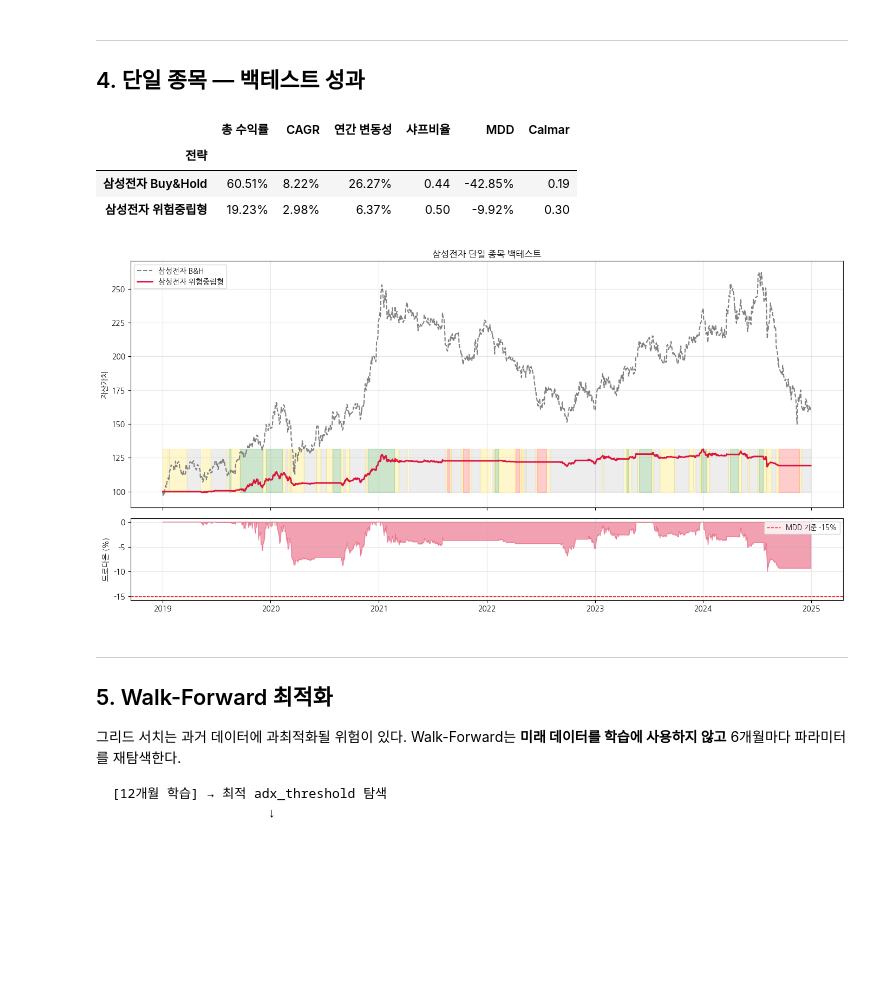
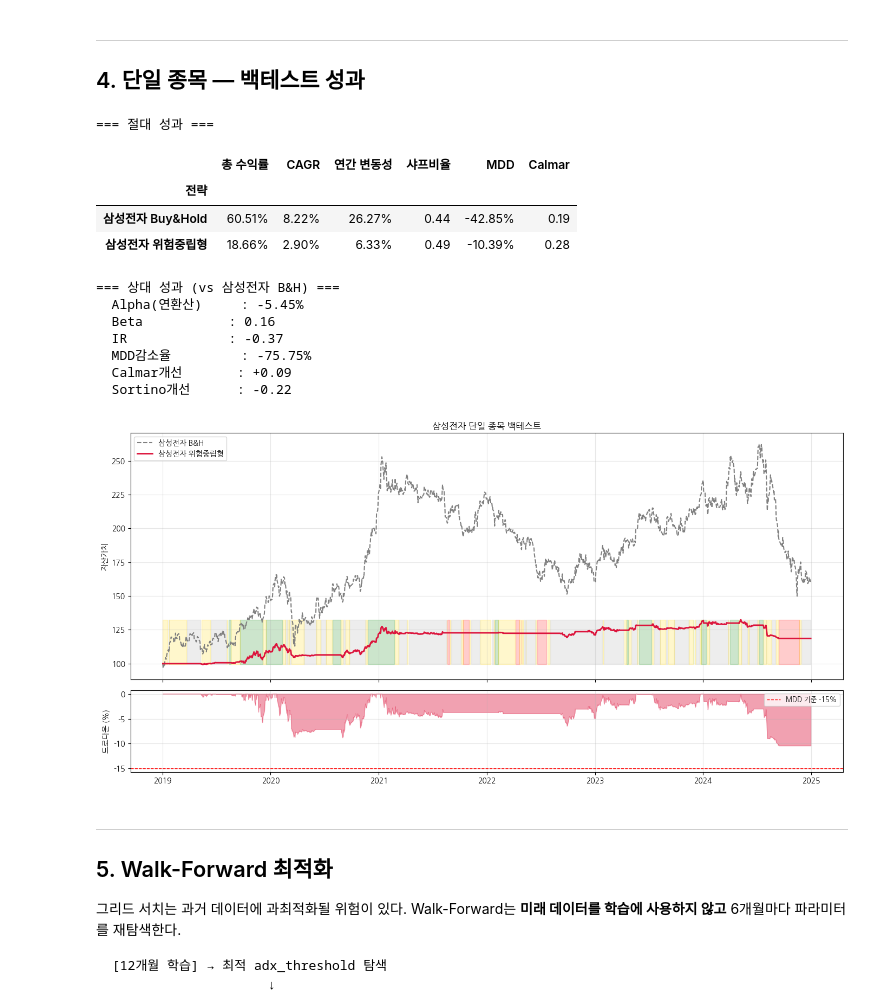
Before and after one commit to techshin31/test_stock, a Jupyter notebook: analysis/analysis_good593/study_vectorbt/11_위험중립형_백테스팅.ipynb, the cells around one changed output. Saved outputs shown, nothing was run; the diff lists cells and outputs as text; code cells hidden in the pictures; blank space fills up the shorter version.

```diff
--- a/analysis/analysis_good593/study_vectorbt/11_위험중립형_백테스팅.ipynb
+++ b/analysis/analysis_good593/study_vectorbt/11_위험중립형_백테스팅.ipynb
@@ -251,50 +241,42 @@ print(f'  횡보 청산 (BB 상단):       {detail["bb_exit_sideways"].sum():3d}
 # %%
 pf_single    = partial_run_backtest(
     close, high, low,
     adx_threshold=neutral.ADX_THRESHOLD,
     adx_sideways=neutral.ADX_SIDEWAYS,
     fees=neutral.FEES, slippage=neutral.SLIPPAGE,
 )
 pf_bh_single = run_bh_single(close, fees=neutral.FEES, slippage=neutral.SLIPPAGE)
 
-n_years  = (close.index[-1] - close.index[0]).days / 365.25
+n_years   = (close.index[-1] - close.index[0]).days / 365.25
 row_strat = calc_metrics(pf_single.value(),    f'{name} 위험중립형', n_years)
 row_bh    = calc_metrics(pf_bh_single.value(), f'{name} Buy&Hold',  n_years)
-pd.DataFrame([row_bh, row_strat]).set_index('전략')
+df_abs    = pd.DataFrame([row_bh, row_strat]).set_index('전략')
+print('=== 절대 성과 ===')
+display(df_abs)
+
+# 벤치마크(B&H) 대비 상대 지표
+rel = calc_relative_metrics(pf_single.value(), pf_bh_single.value(), f'{name} 위험중립형')
+print(f'\n=== 상대 성과 (vs {name} B&H) ===')
+for k, v in rel.items():
+    if k != '전략':
+        print(f'  {k:15s}: {v}')
 # %% [output]
+=== 절대 성과 ===
 |  | 총 수익률 | CAGR | 연간 변동성 | 샤프비율 | MDD | Calmar |
 | 전략 |  |  |  |  |  |  |
 | 삼성전자 Buy&Hold | 60.51% | 8.22% | 26.27% | 0.44 | -42.85% | 0.19 |
-| 삼성전자 위험중립형 | 19.23% | 2.98% | 6.37% | 0.50 | -9.92% | 0.30 |
+| 삼성전자 위험중립형 | 18.66% | 2.90% | 6.33% | 0.49 | -10.39% | 0.28 |
+=== 상대 성과 (vs 삼성전자 B&H) ===
+  Alpha(연환산)     : -5.45%
+  Beta           : 0.16
+  IR             : -0.37
+  MDD감소율         : -75.75%
+  Calmar개선       : +0.09
+  Sortino개선      : -0.22
-# %%
-# 단일 종목 자산곡선 비교
-val_s  = pf_single.value()
-val_bh = pf_bh_single.value() / pf_bh_single.value().iloc[0] * val_s.iloc[0]
-
-fig, axes = plt.subplots(2, 1, figsize=(14, 7), sharex=True,
-                         gridspec_kw={'height_ratios': [3, 1]})
-
-axes[0].plot(val_bh, color='gray',   lw=1.5, ls='--', label=f'{name} B&H')
-axes[0].plot(val_s,  color='crimson', lw=2,   ls='-',  label=f'{name} 위험중립형')
-for r, (color, alpha) in REGIME_COLORS.items():
-    axes[0].fill_between(close.index, val_s.min(), val_s.max(),
-                         where=(regime == r), color=color, alpha=alpha)
-axes[0].set_title(f'{name} 단일 종목 백테스트')
-axes[0].set_ylabel('자산가치')
-axes[0].legend()
-axes[0].grid(True, alpha=0.3)
-
-dd = (val_s / val_s.cummax() - 1) * 100
-axes[1].fill_between(dd.index, 0, dd, color='crimson', alpha=0.4)
-axes[1].axhline(-15, color='red', lw=1, ls='--', label='MDD 기준 -15%')
-axes[1].set_ylabel('드로다운 (%)')
-axes[1].legend(fontsize=9)
-axes[1].grid(True, alpha=0.3)
-
-plt.tight_layout()
-plt.show()
-# %% [output]
-[figure, removed]
+# %%
+plot_single_backtest(pf_single, pf_bh_single, close, regime, name)
+# %% [output]
+[figure, added]
 # %% [markdown]
 ---
 ## 5. Walk-Forward 최적화
```
Also changed, not shown: parts of 34 cells of this notebook, 14 other files.
